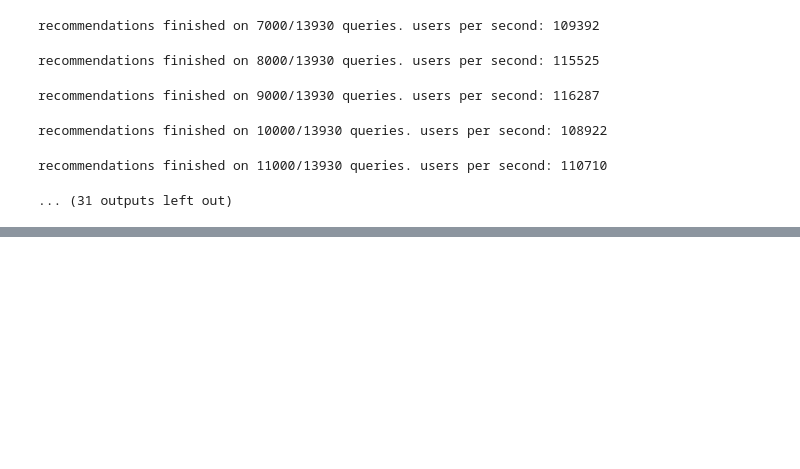
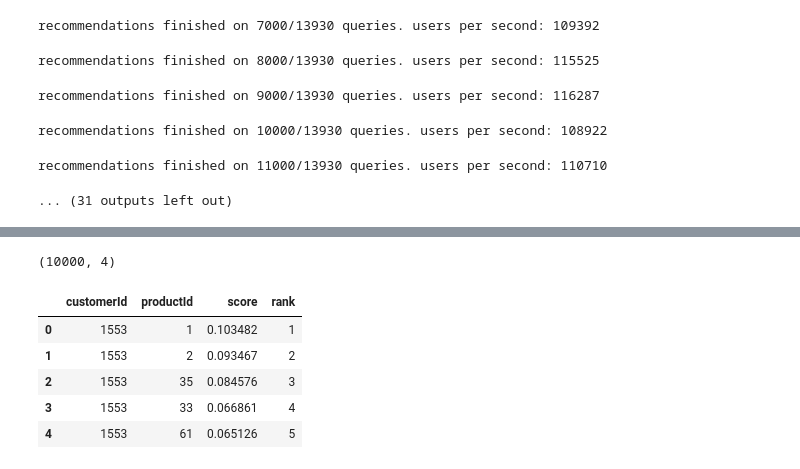
Before and after one commit to HarshitRuwali/Recommendation_Engine, a Jupyter notebook: Recommendation_Engine.ipynb, the cells around one changed output, grey strips where cells are left out. Saved outputs shown, nothing was run; the diff lists cells and outputs as text; code cells hidden in the pictures; blank space fills up the shorter version.

```diff
--- a/Recommendation_Engine.ipynb
+++ b/Recommendation_Engine.ipynb
@@ -547,0 +581,11 @@ recommendations finished on 11000/13930 queries. users per second: 110710
+# %%
+users_to_recommend = list(customers[user_id])
+
+final_model = tc.item_similarity_recommender.create(tc.SFrame(data_dummy),
+                                            user_id=user_id,
+                                            item_id=item_id,
+                                            target='purchase_dummy',
+                                            similarity_type='cosine')
+
+recom = final_model.recommend(users=users_to_recommend, k=n_rec)
+recom.print_rows(n_display)
@@ -547,0 +606,13 @@ recommendations finished on 11000/13930 queries. users per second: 110710
+# %%
+#csv file output
+df_rec = recom.to_dataframe()
+print(df_rec.shape)
+df_rec.head()
+# %% [output]
+(10000, 4)
+|  | customerId | productId | score | rank |
+| 0 | 1553 | 1 | 0.103482 | 1 |
+| 1 | 1553 | 2 | 0.093467 | 2 |
+| 2 | 1553 | 35 | 0.084576 | 3 |
+| 3 | 1553 | 33 | 0.066861 | 4 |
+| 4 | 1553 | 61 | 0.065126 | 5 |
```
Also changed, not shown: parts of 13 cells of this notebook.
